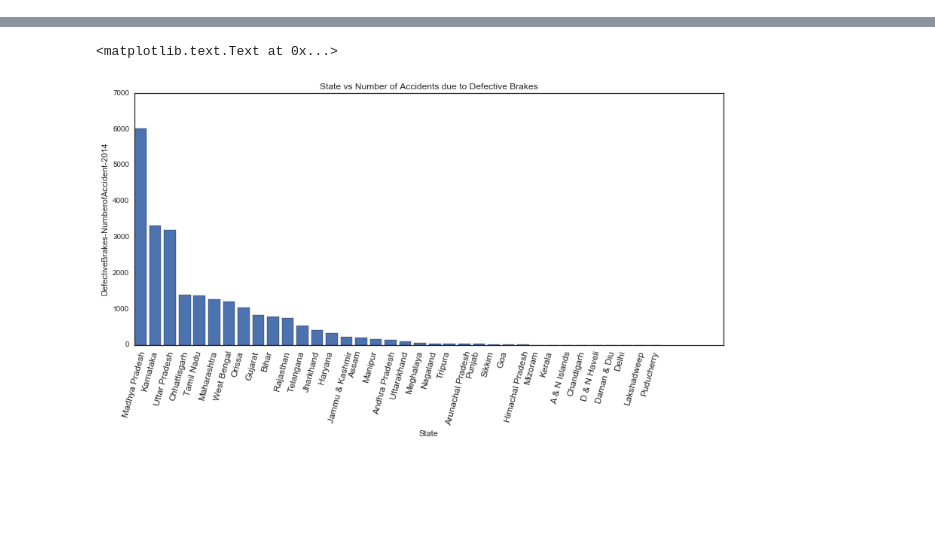
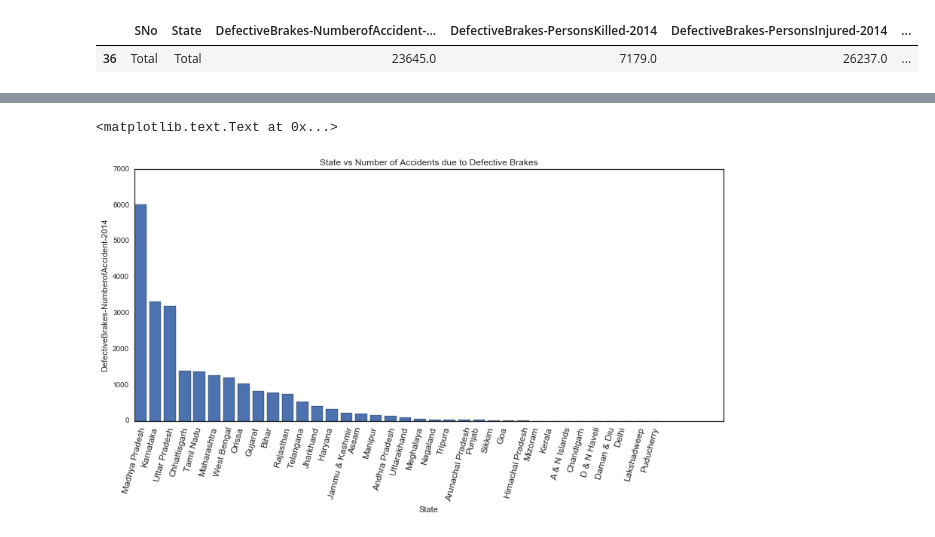
Before and after one commit to dbiswa4/python-projects, a Jupyter notebook: spring-2017/src/data-viz/proj/vehicle-defect-01.ipynb, the cells around one changed output, grey strips where cells are left out. Cells and saved outputs as stored; diff of their text form; code cells hidden in the pictures; blank space fills up the shorter version.

```diff
--- a/spring-2017/src/data-viz/proj/vehicle-defect-01.ipynb
+++ b/spring-2017/src/data-viz/proj/vehicle-defect-01.ipynb
@@ -23,6 +24,11 @@ vehicle_defect_df.head()
 | 2 | 3 | Assam | 205.0 | 76.0 | 206.0 | ... |
 | 3 | 4 | Bihar | 793.0 | 410.0 | 528.0 | ... |
 | 4 | 5 | Chhattisgarh | 1396.0 | 412.0 | 1386.0 | ... |
+# %%
+vehicle_defect_total_df.head()
+# %% [output]
+|  | ﻿SNo | State | DefectiveBrakes-NumberofAccident-... | DefectiveBrakes-PersonsKilled-2014 | DefectiveBrakes-PersonsInjured-2014 | ... |
+| 36 | Total | Total | 23645.0 | 7179.0 | 26237.0 | ... |
 # %%
 vehicle_defect_df.tail()
 # %% [output]
```
Also changed, not shown: parts of 7 cells of this notebook.
